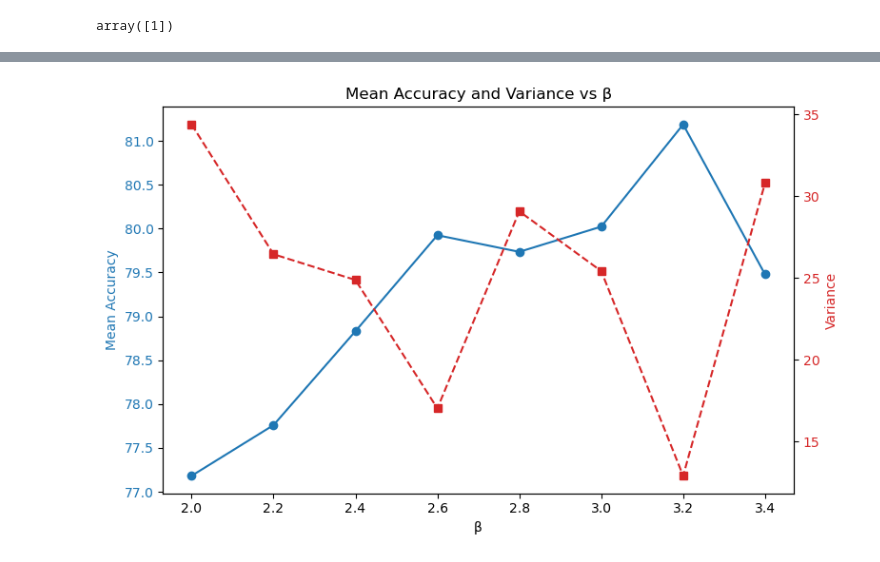
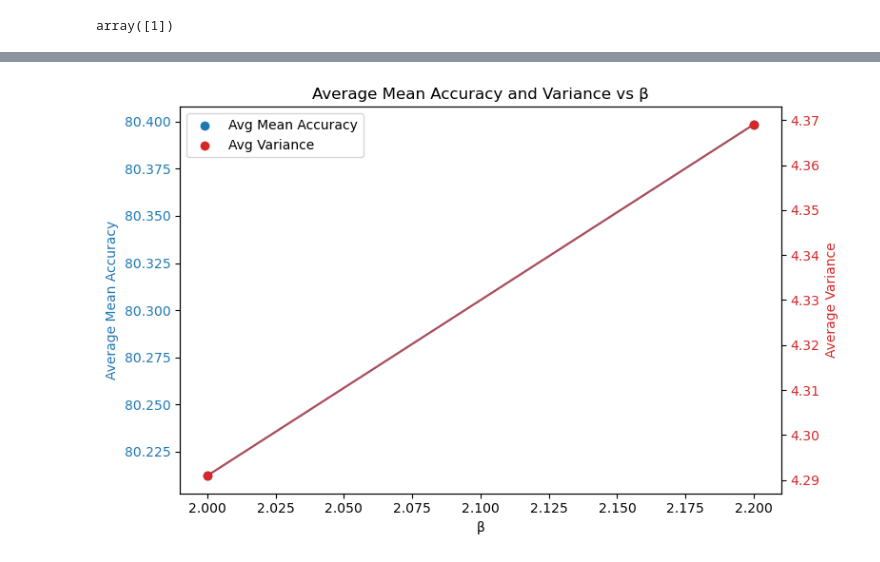
Before and after one commit to niketp03/BirthOfSSL, a Jupyter notebook: imagenette_experiments/visualize_hists.ipynb, the cells around one changed output, grey strips where cells are left out. Cells and saved outputs as stored; diff of their text form; code cells hidden in the pictures.

```diff
--- a/imagenette_experiments/visualize_hists.ipynb
+++ b/imagenette_experiments/visualize_hists.ipynb
@@ -10,15 +10,16 @@ df_full_4 = pd.read_json('grid_search_results_beta_list4.json')
 
 df_all = pd.concat([df_full, df_full_2, df_full_3, df_full_4], ignore_index=True)
 
+df_all = pd.read_json('grid_search_results_beta_list_new_LR2.json')
+
 # drop columns with beta < 1
 #df = df[df['beta'] >= 1.1]
 #df = df[df['T'] >= 0.11]
 
 df_all['variance'] = df_full['accuracies'].apply(lambda lst: np.var(lst))
 
-
 #average 3 dfs
-df_avg = pd.DataFrame()
-df_avg['beta'] = df_full['beta']
-df_avg['mean_accuracy'] = (df_full['mean_accuracy'] + df_full_2['mean_accuracy'] + df_full_3['mean_accuracy']) / 3
-df_avg['variance'] = (df_full['variance'] + df_full_2['variance'] + df_full_3['variance']) / 3
+#df_avg = pd.DataFrame()
+#df_avg['beta'] = df_full['beta']
+#df_avg['mean_accuracy'] = (df_full['mean_accuracy'] + df_full_2['mean_accuracy'] + df_full_3['mean_accuracy']) / 3
+#df_avg['variance'] = (df_full['variance'] + df_full_2['variance'] + df_full_3['variance']) / 3
@@ -138,12 +120,12 @@ array([1])
 # %%
 from matplotlib.colors import LogNorm
 
-df = df_full_2[df_full_2['T'] == 1.0]
+#df = df_full_2[df_full_2['T'] == 1.0]
 #df = df[df['beta'] >= 1.1]
 #df = df[df['beta'] != 2.8]
 #df = df[df['beta'] != 3.22]
 #df = df_full
-
+df = df_all
 # normalize beta to [0,1] and pick a colormap
 norm = LogNorm(vmin=df['beta'].min(), vmax=df['beta'].max())
 cmap = plt.cm.viridis
@@ -175,21 +154,54 @@ plt.show()
 # %%
-# plot mean_accuracy and variance vs beta
+# plot average of mean accuracies and variance for each beta
 fig, ax1 = plt.subplots(figsize=(8, 5))
+
+# Group by beta and calculate average mean accuracy and variance
+beta_groups = {}
+beta_variances = {}
+for _, row in df_all.iterrows():
+    beta = row['beta']
+    if beta not in beta_groups:
+        beta_groups[beta] = []
+        beta_variances[beta] = []
+    beta_groups[beta].append(row['mean_accuracy'])
+    beta_variances[beta].append(np.var(row['accuracies']))
+
+betas = []
+avg_accuracies = []
+avg_variances = []
+for beta in beta_groups.keys():
+    betas.append(beta)
+    avg_accuracies.append(np.mean(beta_groups[beta]))
+    avg_variances.append(np.mean(beta_variances[beta]))
+
+# Sort by beta for proper plotting
+sorted_indices = np.argsort(betas)
+betas = [betas[i] for i in sorted_indices]
+avg_accuracies = [avg_accuracies[i] for i in sorted_indices]
+avg_variances = [avg_variances[i] for i in sorted_indices]
+
+# Plot mean accuracy
+ax1.scatter(betas, avg_accuracies, color='tab:blue', label='Avg Mean Accuracy')
+ax1.plot(betas, avg_accuracies, color='tab:blue', linestyle='-', alpha=0.7)
+ax1.set_xlabel('β')
+ax1.set_ylabel('Average Mean Accuracy', color='tab:blue')
+ax1.tick_params(axis='y', labelcolor='tab:blue')
+
+# Create second y-axis for variance
 ax2 = ax1.twinx()
-
-ax1.plot(df_avg['beta'], df_avg['mean_accuracy'], 'o-', color='tab:blue', label='Mean Accuracy')
-ax2.plot(df_avg['beta'], df_avg['variance'], 's--', color='tab:red', label='Variance')
-
-ax1.set_xlabel('β')
-ax1.set_ylabel('Mean Accuracy', color='tab:blue')
-ax2.set_ylabel('Variance', color='tab:red')
-
-ax1.tick_params(axis='y', labelcolor='tab:blue')
+ax2.scatter(betas, avg_variances, color='tab:red', label='Avg Variance')
+ax2.plot(betas, avg_variances, color='tab:red', linestyle='-', alpha=0.7)
+ax2.set_ylabel('Average Variance', color='tab:red')
 ax2.tick_params(axis='y', labelcolor='tab:red')
 
-ax1.set_title('Mean Accuracy and Variance vs β')
+# Add legend
+lines1, labels1 = ax1.get_legend_handles_labels()
+lines2, labels2 = ax2.get_legend_handles_labels()
+ax1.legend(lines1 + lines2, labels1 + labels2, loc='best')
+
+ax1.set_title('Average Mean Accuracy and Variance vs β')
 fig.tight_layout()
 plt.show()
 # %% [output]
-[figure, old version]
+[figure, new version]
 # %%
```
Also changed, not shown: parts of 6 cells of this notebook, 7 other files.
